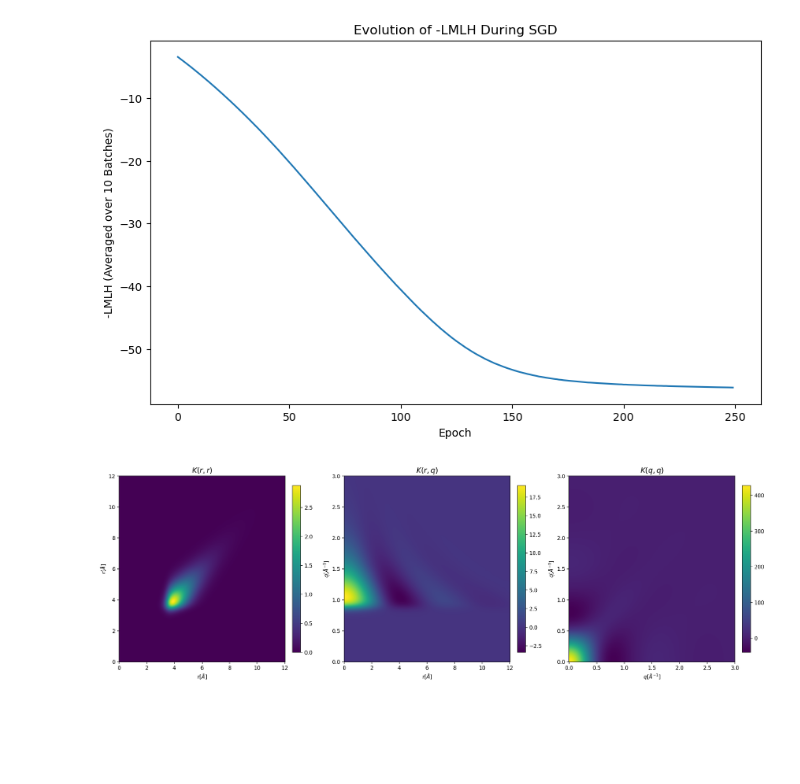
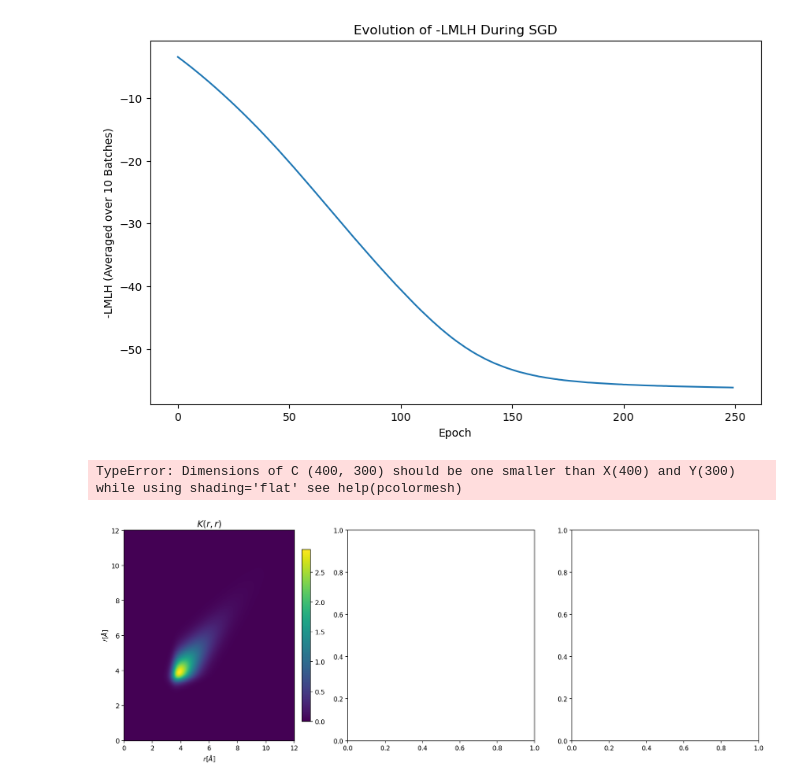
Before and after one commit to WinstonWinstonWinston/GaussianProcessFourierTransform, a Jupyter notebook: Argon/85 K/GPFT Training.ipynb, the cells around one changed output. Cells and saved outputs as stored; diff of their text form; code cells hidden in the pictures; blank space fills up the shorter version.

```diff
--- a/Argon/85 K/GPFT Training.ipynb
+++ b/Argon/85 K/GPFT Training.ipynb
@@ -291,30 +291,31 @@ plt.savefig('figs/Ar_LMLH.png')
 [figure]
 # %%
 r_infer_k_plot = torch.linspace(0.0001, 12, 400).reshape(-1,1)
-q_infer_k_plot = torch.linspace(0.0001, 3, 400).reshape(-1,1)
+q_infer_k_plot = torch.linspace(0.0001, 3, 300).reshape(-1,1)
 
 # Calculate kernel matrices for each domain
 K1_matrix = gp.K_rr(r_infer_k_plot,r_infer_k_plot,adjust=False).detach()
-K2_matrix = gp.K_rq(r_infer_k_plot,r_grid,q_infer_k_plot,adjust=False)
+K2_matrix = gp.K_rq(r_infer_k_plot,r_grid,q_infer_k_plot,adjust=False).detach()
 K3_matrix = gp.K_qq(r_grid,r_grid,q_infer_k_plot,q_infer_k_plot,adjust=False).detach()
 
 # Set up the figure
 fig, axs = plt.subplots(1, 3, figsize=(18, 6), dpi=160)
 kernels = [(K1_matrix, r_infer_k_plot.T[0], r_infer_k_plot.T[0]), (K2_matrix, r_infer_k_plot.T[0], q_infer_k_plot.T[0]), (K3_matrix, q_infer_k_plot.T[0], q_infer_k_plot.T[0])]
 titles = ["$K(r,r)$", "$K(r,q)$", "$K(q,q)$"]
 xlabels = ["$r [\AA]$", "$r [\AA]$", "$q [\AA^{-1}]$"]
 ylabels = ["$r [\AA]$", "$q [\AA^{-1}]$", "$q [\AA^{-1}]$"]
 
 # Plot each kernel matrix
 for ax, (kernel, x_domain, y_domain), title,xlabel,ylabel in zip(axs, kernels, titles,xlabels,ylabels):
     c = ax.pcolormesh(x_domain.numpy(), y_domain.numpy(), kernel.numpy(), shading='auto', cmap="viridis")
     ax.set_title(title, fontsize=14)
     ax.set_xlabel(xlabel)
     ax.set_ylabel(ylabel)
     fig.colorbar(c, ax=ax, fraction=0.046, pad=0.04)
 
 # Adjust layout and display
 plt.tight_layout()
 plt.savefig("figs/Ar_kernels.png")
 # %% [output]
+TypeError: Dimensions of C (400, 300) should be one smaller than X(400) and Y(300) while using shading='flat' see help(pcolormesh)
-[figure, old version]
+[figure, new version]
```
